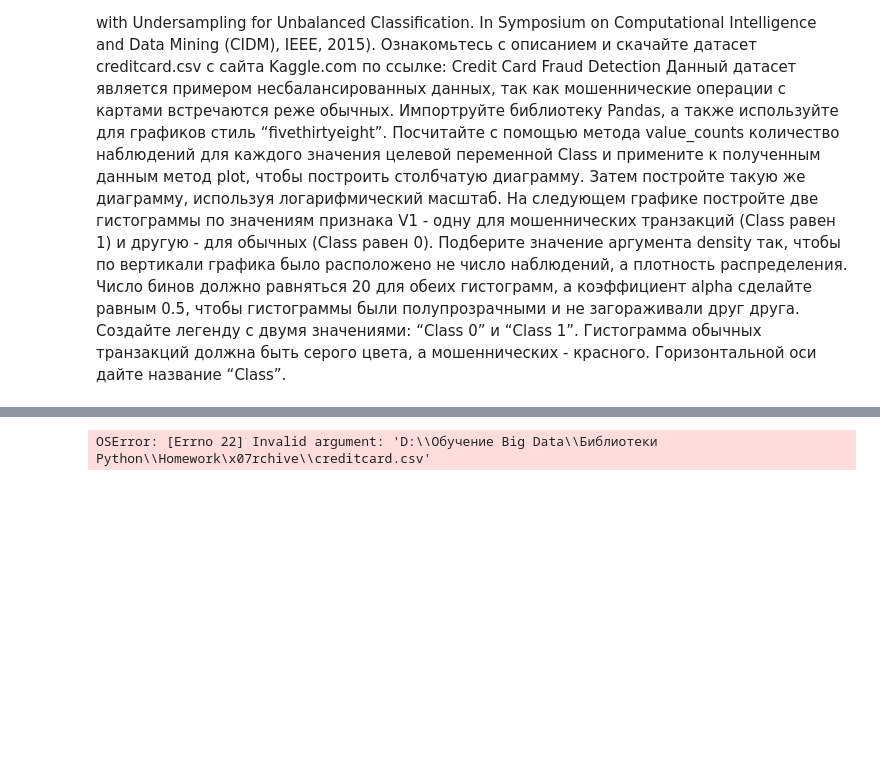
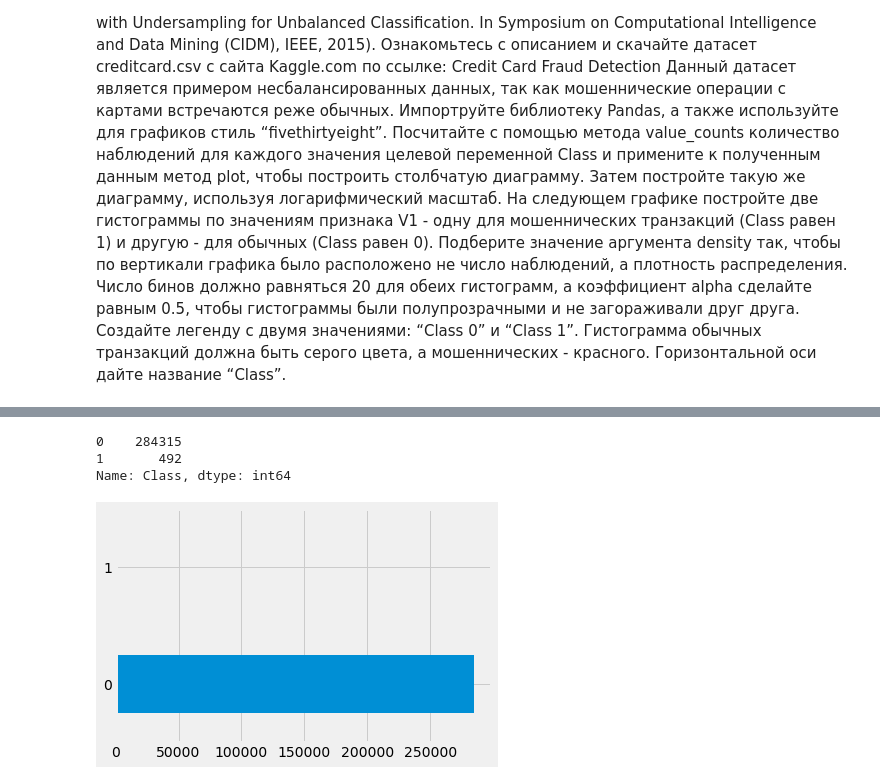
Before and after one commit to Olga57/Python-for-Data-Science, a Jupyter notebook: Homework-2_(lesson_4).ipynb, the cells around one changed output, grey strips where cells are left out. Drawn from its saved outputs; the diff is of its cells as text; code cells hidden in the pictures; blank space fills up the shorter version.

```diff
--- a/Homework-2_(lesson_4).ipynb
+++ b/Homework-2_(lesson_4).ipynb
@@ -162,4 +158,14 @@ SyntaxError: invalid syntax (<ipython-input-24-74386c5de9f6>, line 1)
 # %%
-creditcard = pd.read_csv('D:\Обучение Big Data\Библиотеки Python\Homework\archive\creditcard.csv')
+creditcard = pd.read_csv('creditcard.csv')
-# %% [output]
-OSError: [Errno 22] Invalid argument: 'D:\\Обучение Big Data\\Библиотеки Python\\Homework\x07rchive\\creditcard.csv'
+# %%
+class_list = creditcard['Class'].value_counts()
+print(class_list)
+# %% [output]
+0    284315
+1       492
+Name: Class, dtype: int64
+# %%
+class_list.plot(kind='barh')
+plt.show()
+# %% [output]
+[figure, added]
```
Also changed, not shown: parts of 4 cells of this notebook.
